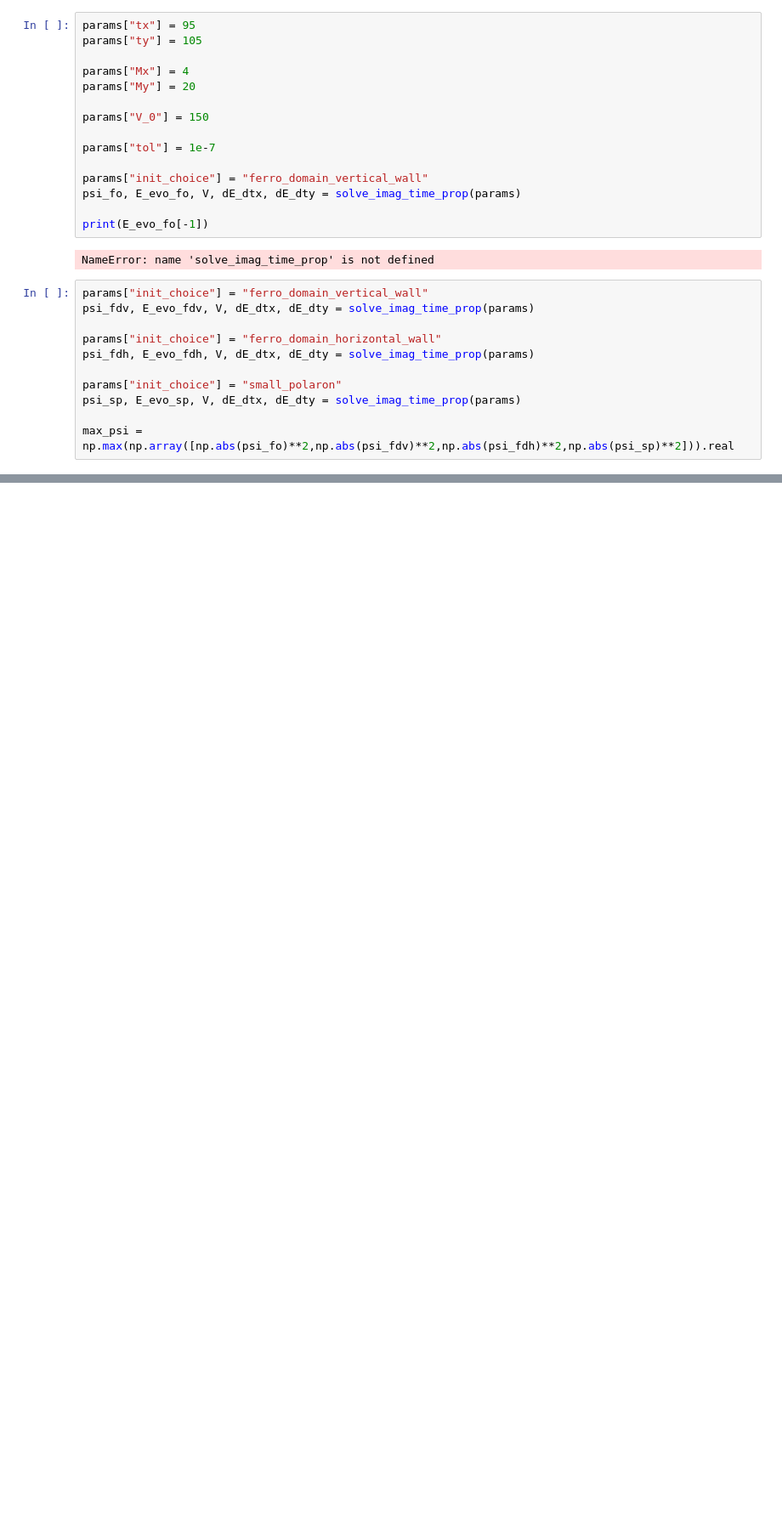
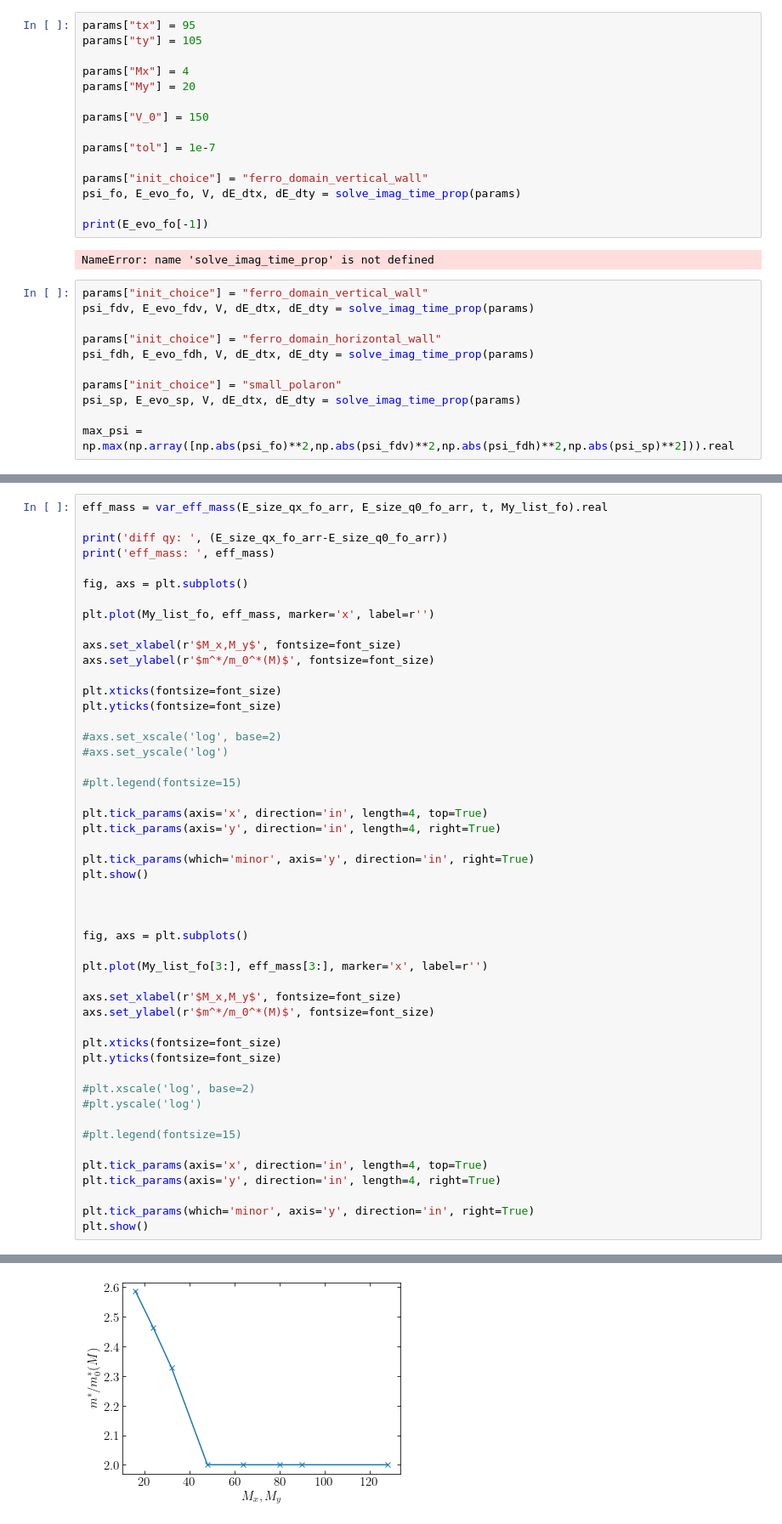
Before and after one commit to Progklui/rotor_lattice_models, a Jupyter notebook: numerics_verification.ipynb, the cells around one changed output, grey strips where cells are left out. Shown at 85% size. Drawn from its saved outputs; the diff is of its cells as text; blank space fills up the shorter version.

```diff
--- a/numerics_verification.ipynb
+++ b/numerics_verification.ipynb
@@ -332,0 +373,50 @@ diff m:  [152.65038656 161.53223574 171.1863618  199.65113496 199.78108752
+# %%
+eff_mass = var_eff_mass(E_size_qx_fo_arr, E_size_q0_fo_arr, t, My_list_fo).real
+
+print('diff qy: ', (E_size_qx_fo_arr-E_size_q0_fo_arr))
+print('eff_mass: ', eff_mass)
+
+fig, axs = plt.subplots()
+
+plt.plot(My_list_fo, eff_mass, marker='x', label=r'')
+
+axs.set_xlabel(r'$M_x,M_y$', fontsize=font_size)
+axs.set_ylabel(r'$m^*/m_0^*(M)$', fontsize=font_size)
+
+plt.xticks(fontsize=font_size)
+plt.yticks(fontsize=font_size)
+
+#axs.set_xscale('log', base=2)
+#axs.set_yscale('log')
+
+#plt.legend(fontsize=15)
+
+plt.tick_params(axis='x', direction='in', length=4, top=True)
+plt.tick_params(axis='y', direction='in', length=4, right=True)
+
+plt.tick_params(which='minor', axis='y', direction='in', right=True)
+plt.show()
+
+
+
+fig, axs = plt.subplots()
+
+plt.plot(My_list_fo[3:], eff_mass[3:], marker='x', label=r'')
+
+axs.set_xlabel(r'$M_x,M_y$', fontsize=font_size)
+axs.set_ylabel(r'$m^*/m_0^*(M)$', fontsize=font_size)
+
+plt.xticks(fontsize=font_size)
+plt.yticks(fontsize=font_size)
+
+#plt.xscale('log', base=2)
+#plt.yscale('log')
+
+#plt.legend(fontsize=15)
+
+plt.tick_params(axis='x', direction='in', length=4, top=True)
+plt.tick_params(axis='y', direction='in', length=4, right=True)
+
+plt.tick_params(which='minor', axis='y', direction='in', right=True)
+plt.show()
+# %% [output]
@@ -332,0 +429 @@ diff m:  [152.65038656 161.53223574 171.1863618  199.65113496 199.78108752
+[figure, added]
```
Also changed, not shown: parts of 15 cells of this notebook, 2 other files.
